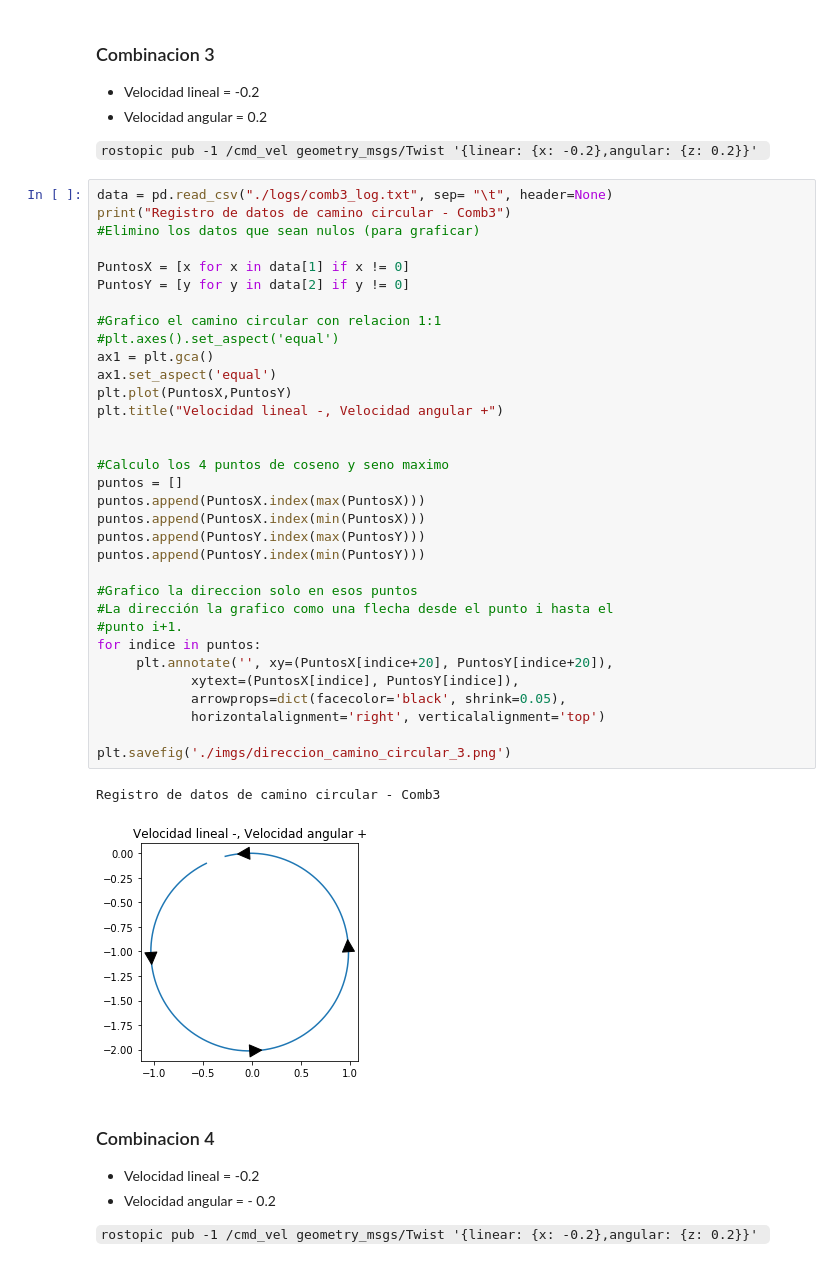
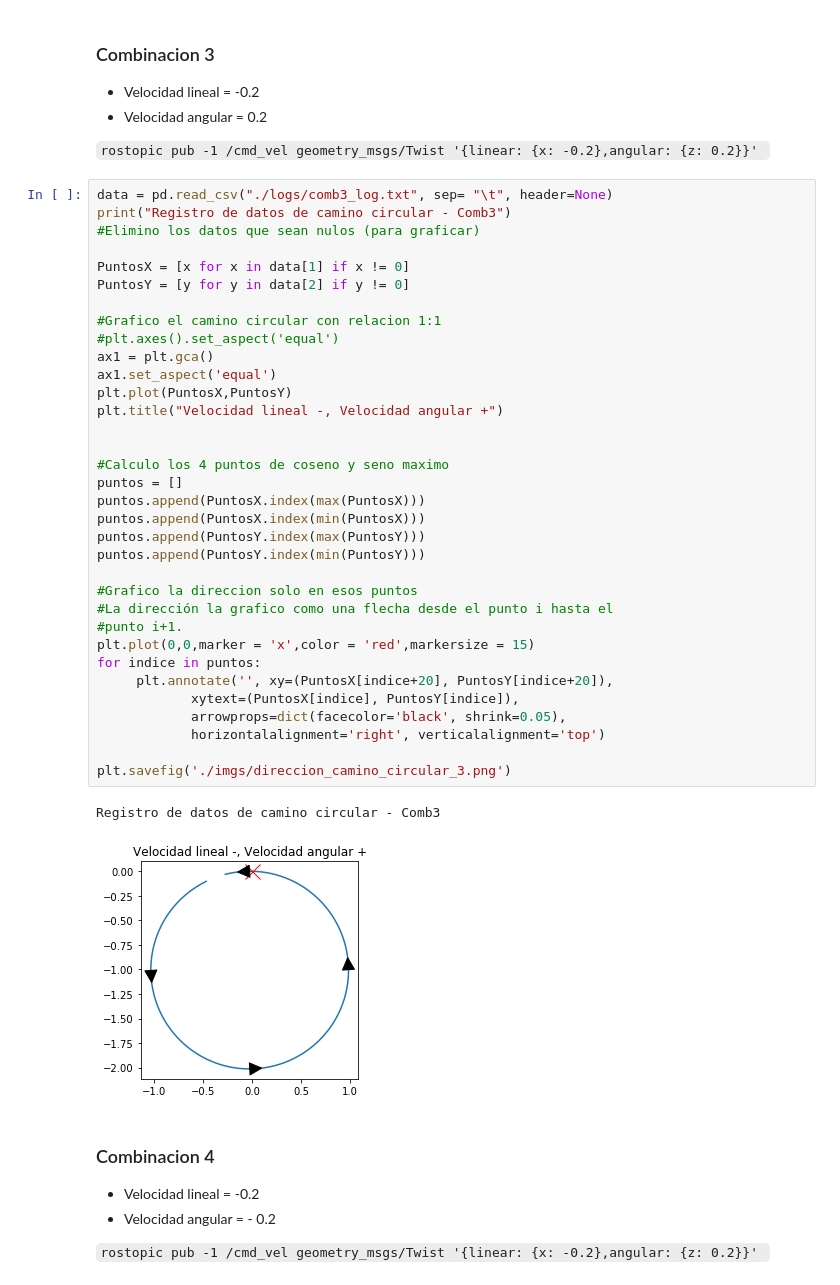
Before and after one commit to matias-dogliani/robotic_repo, a Jupyter notebook: Tp1/Tp1.ipynb, the cells around one changed output. Cells and saved outputs as stored; diff of their text form.

```diff
--- a/Tp1/Tp1.ipynb
+++ b/Tp1/Tp1.ipynb
@@ -509,34 +512,35 @@ print("Registro de datos de camino circular - Comb3")
 PuntosX = [x for x in data[1] if x != 0]
 PuntosY = [y for y in data[2] if y != 0]
 
 #Grafico el camino circular con relacion 1:1
 #plt.axes().set_aspect('equal')
 ax1 = plt.gca()
 ax1.set_aspect('equal')
 plt.plot(PuntosX,PuntosY)
 plt.title("Velocidad lineal -, Velocidad angular +")
 
 
 #Calculo los 4 puntos de coseno y seno maximo
 puntos = []
 puntos.append(PuntosX.index(max(PuntosX)))
 puntos.append(PuntosX.index(min(PuntosX)))
 puntos.append(PuntosY.index(max(PuntosY)))
 puntos.append(PuntosY.index(min(PuntosY)))
 
 #Grafico la direccion solo en esos puntos
 #La dirección la grafico como una flecha desde el punto i hasta el
 #punto i+1.
+plt.plot(0,0,marker = 'x',color = 'red',markersize = 15)
 for indice in puntos:
      plt.annotate('', xy=(PuntosX[indice+20], PuntosY[indice+20]),
             xytext=(PuntosX[indice], PuntosY[indice]),
             arrowprops=dict(facecolor='black', shrink=0.05),
             horizontalalignment='right', verticalalignment='top')
 
 plt.savefig('./imgs/direccion_camino_circular_3.png')
 # %% [output]
 Registro de datos de camino circular - Comb3
-[figure, old version]
+[figure, new version]
 # %% [markdown]
 ### Combinacion 4
 
```
Also changed, not shown: parts of 4 cells of this notebook, 4 other files.
